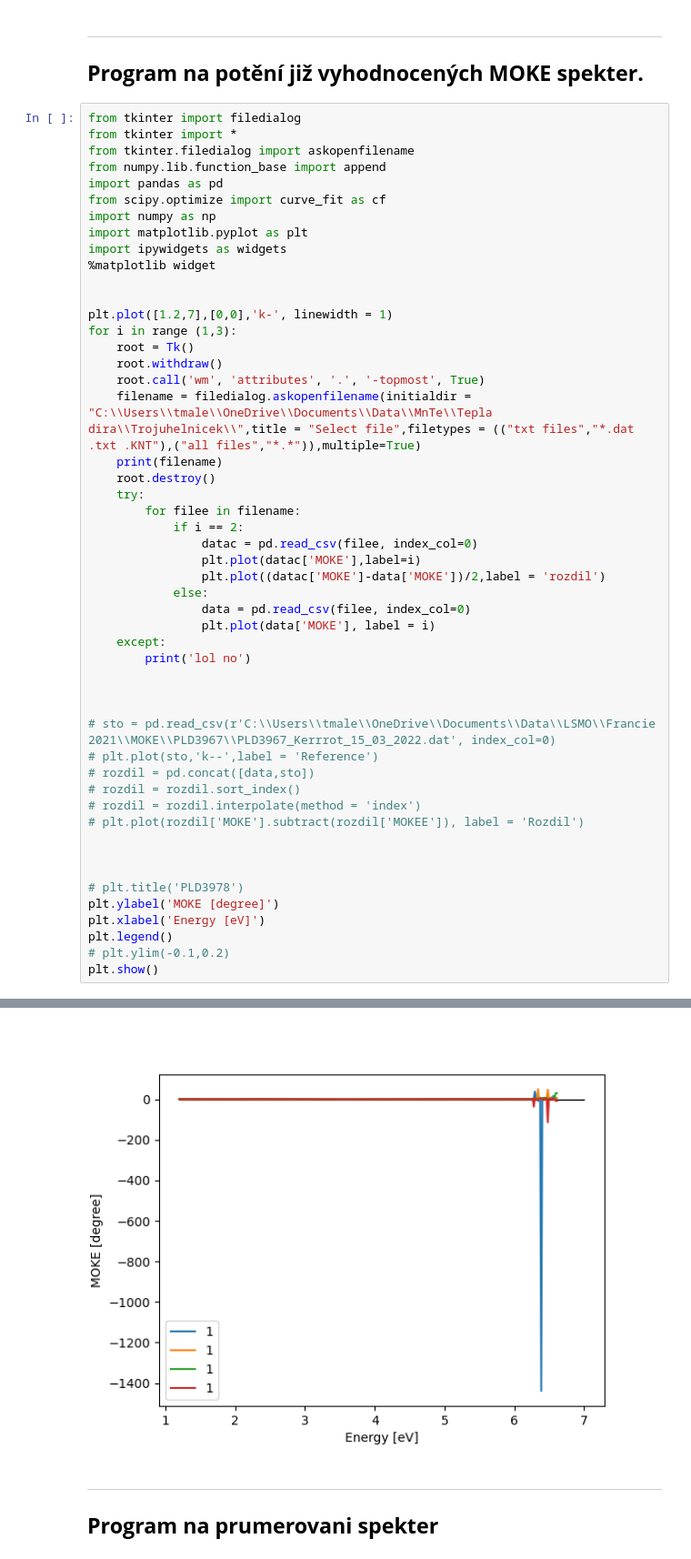
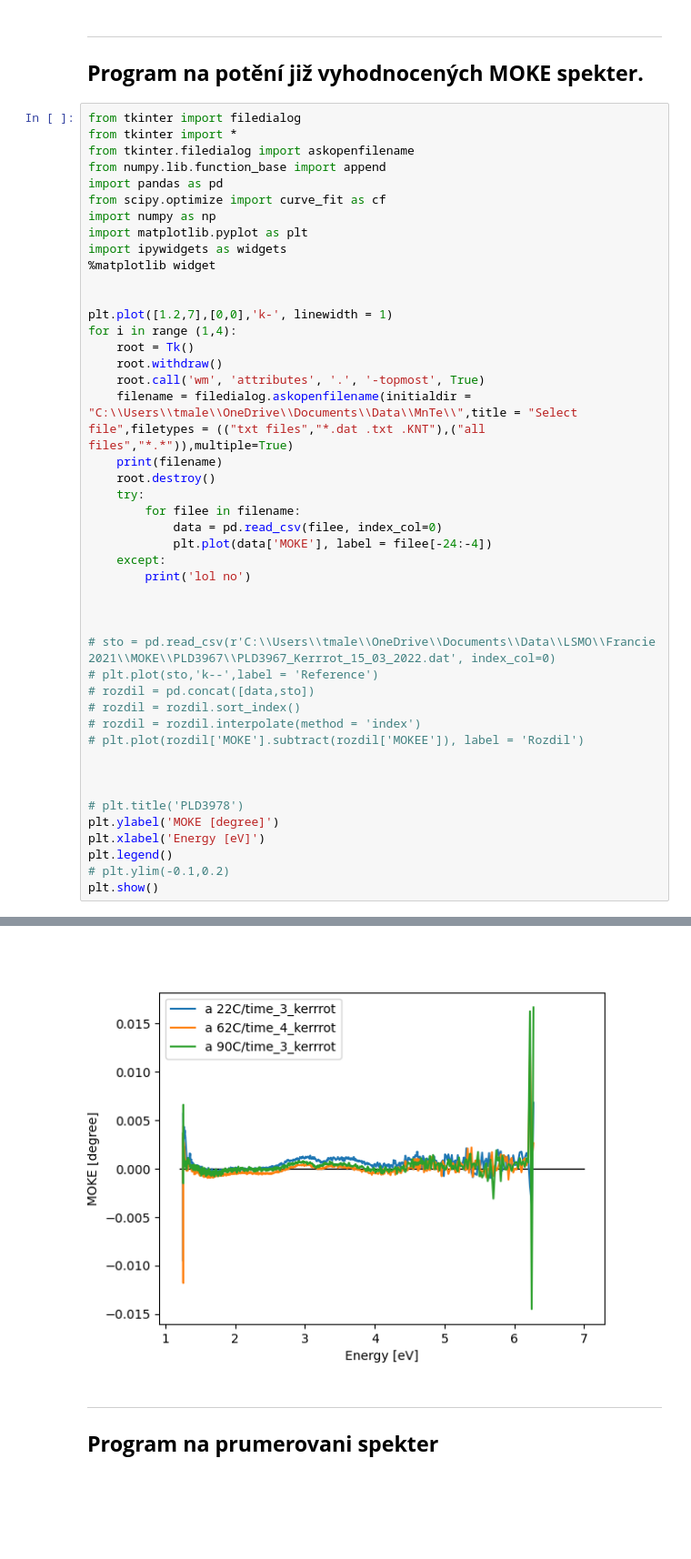
Before and after one commit to tomasek123/Default-script, a Jupyter notebook: Magnetooptika_experimenty.ipynb, the cells around one changed output, grey strips where cells are left out. Shown at 91% size. Cells and saved outputs as stored; diff of their text form; blank space fills up the shorter version.

```diff
--- a/Magnetooptika_experimenty.ipynb
+++ b/Magnetooptika_experimenty.ipynb
@@ -146,22 +146,17 @@ import ipywidgets as widgets
 
 
 plt.plot([1.2,7],[0,0],'k-', linewidth = 1)
-for i in range (1,3):
+for i in range (1,4):
     root = Tk()
     root.withdraw()
     root.call('wm', 'attributes', '.', '-topmost', True)
-    filename = filedialog.askopenfilename(initialdir = "C:\\Users\\tmale\\OneDrive\\Documents\\Data\\MnTe\\Tepla dira\\Trojuhelnicek\\",title = "Select file",filetypes = (("txt files","*.dat .txt .KNT"),("all files","*.*")),multiple=True)
+    filename = filedialog.askopenfilename(initialdir = "C:\\Users\\tmale\\OneDrive\\Documents\\Data\\MnTe\\",title = "Select file",filetypes = (("txt files","*.dat .txt .KNT"),("all files","*.*")),multiple=True)
     print(filename)
     root.destroy()
     try:
         for filee in filename:
-            if i == 2:
-                datac = pd.read_csv(filee, index_col=0)
-                plt.plot(datac['MOKE'],label=i)
-                plt.plot((datac['MOKE']-data['MOKE'])/2,label = 'rozdil')
-            else:
-                data = pd.read_csv(filee, index_col=0)
-                plt.plot(data['MOKE'], label = i)
+            data = pd.read_csv(filee, index_col=0)
+            plt.plot(data['MOKE'], label = filee[-24:-4])
     except:
         print('lol no')
 
@@ -187,4 +184,4 @@ plt.show()
-[figure, old version]
+[figure, new version]
 # %% [markdown]
 ---
 ## **Program na prumerovani spekter**
```
Also changed, not shown: parts of 2 cells of this notebook, 1 other file.
